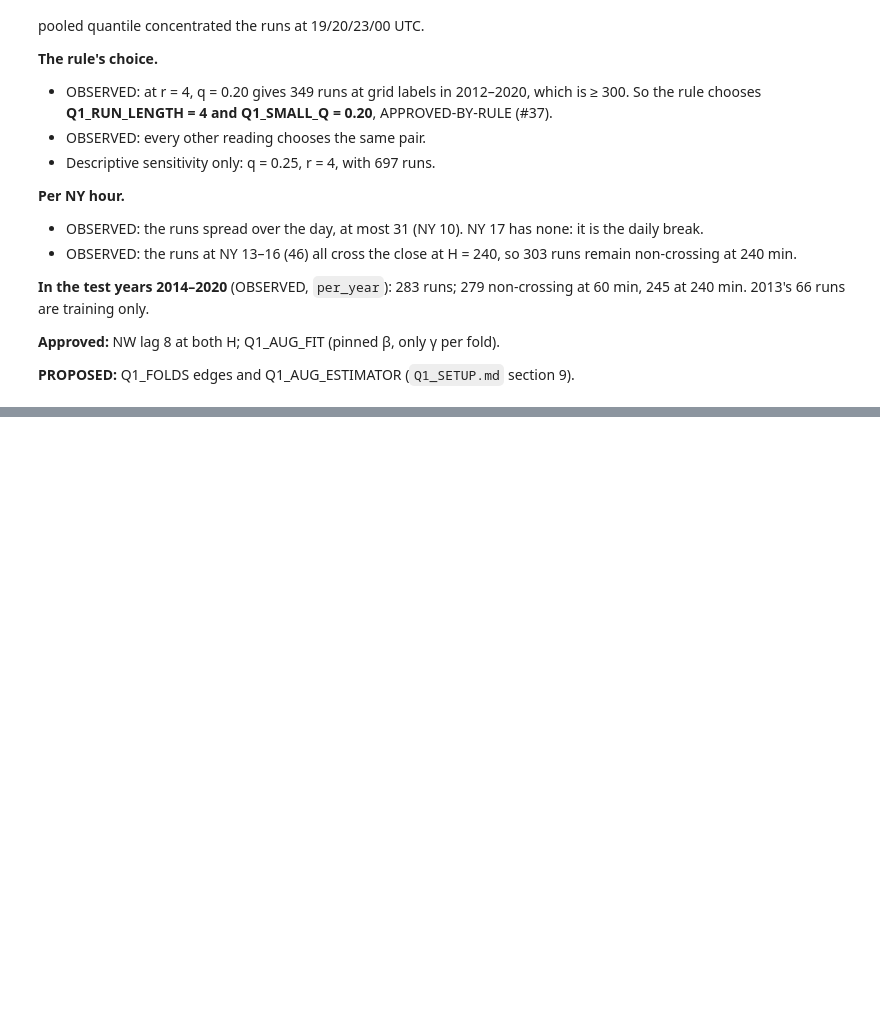
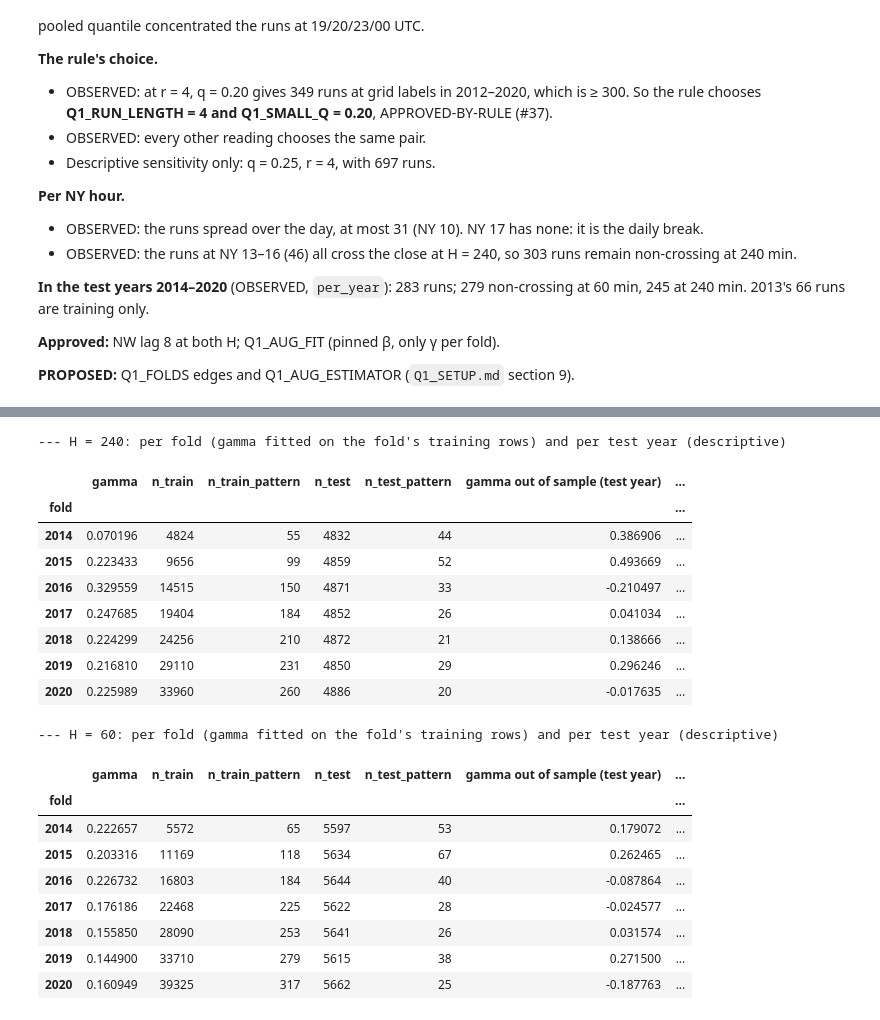
Before and after one commit to QBKFD/OPARLI-LLM-FORWARD, a Jupyter notebook: research/squeeze_oco/01_vol_state.ipynb, the cells around one changed output, grey strips where cells are left out. Saved outputs shown, nothing was run; the diff lists cells and outputs as text; code cells hidden in the pictures; blank space fills up the shorter version.

```diff
--- a/research/squeeze_oco/01_vol_state.ipynb
+++ b/research/squeeze_oco/01_vol_state.ipynb
@@ -563,0 +866,18 @@ the pooled quantile concentrated the runs at 19/20/23/00 UTC.
+# %%
+import json
+assert stage1.attempts()["outcome_analyses"] == 1, "Q1 is run once"
+T = json.loads((HERE / "results" / "q1_test.json").read_text())
+RR = need("Q1_READING_RULE")
+v = T["verdict"]
+print(f"q {T['q']}, r {T['r']}, test years {T['test_years'][0]}-{T['test_years'][-1]}; reading rule: {RR['adds_information']}")
+print(f"H=240 DM (two-sided): stat {v['dm_240']['stat']:+.3f}, p {v['dm_240']['p']:.4f}; BH p {v['bh']['240']['p_adj']:.4f}, "
+      f"reject {v['bh']['240']['reject']}  ->  pattern adds information: {v['pattern_adds_information']}")
+print(f"Q2 proceeds: {v['q2_proceeds_gamma_oos_reading']} (gamma out of sample, {v['positive_years_oos']}/7 years > 0); "
+      f"{v['q2_proceeds_gamma_fold_reading']} (fold gamma, {v['positive_years_fold']}/7 > 0)")
+rows = []
+for H, x in T["per_H"].items():
+    rows.append({"H": int(H), "n test rows": x["n_test_rows"], "n pattern rows": x["n_test_pattern_rows"],
+                 "QLIKE HAR": x["qlike_all_rows"]["HAR"], "QLIKE HAR+pattern": x["qlike_all_rows"]["HAR+pattern"],
+                 "DM stat": x["dm"]["stat"], "p raw": x["dm"]["p"], "p BH": T["verdict"]["bh"][H]["p_adj"],
+                 "BH reject": T["verdict"]["bh"][H]["reject"], "gamma pooled (oos)": x["gamma_pooled_oos"]})
+pd.DataFrame(rows).set_index("H").sort_index(ascending=False)
@@ -563,0 +892,28 @@ the pooled quantile concentrated the runs at 19/20/23/00 UTC.
+# %%
+for H, x in sorted(T["per_H"].items(), key=lambda kv: -int(kv[0])):
+    f = pd.DataFrame(x["folds"]).set_index("fold")
+    f["gamma out of sample (test year)"] = pd.Series({int(k): v for k, v in x["gamma_per_test_year_oos"].items()})
+    f["mean RV/h, pattern rows"] = pd.Series({int(k): v["mean_rv_over_h_pattern"] for k, v in x["per_test_year"].items()})
+    print(f"--- H = {H}: per fold (gamma fitted on the fold's training rows) and per test year (descriptive)")
+    display(f)
+# %% [output]
+--- H = 240: per fold (gamma fitted on the fold's training rows) and per test year (descriptive)
+|  | gamma | n_train | n_train_pattern | n_test | n_test_pattern | gamma out of sample (test year) | ... |
+| fold |  |  |  |  |  |  | ... |
+| 2014 | 0.070196 | 4824 | 55 | 4832 | 44 | 0.386906 | ... |
+| 2015 | 0.223433 | 9656 | 99 | 4859 | 52 | 0.493669 | ... |
+| 2016 | 0.329559 | 14515 | 150 | 4871 | 33 | -0.210497 | ... |
+| 2017 | 0.247685 | 19404 | 184 | 4852 | 26 | 0.041034 | ... |
+| 2018 | 0.224299 | 24256 | 210 | 4872 | 21 | 0.138666 | ... |
+| 2019 | 0.216810 | 29110 | 231 | 4850 | 29 | 0.296246 | ... |
+| 2020 | 0.225989 | 33960 | 260 | 4886 | 20 | -0.017635 | ... |
+--- H = 60: per fold (gamma fitted on the fold's training rows) and per test year (descriptive)
+|  | gamma | n_train | n_train_pattern | n_test | n_test_pattern | gamma out of sample (test year) | ... |
+| fold |  |  |  |  |  |  | ... |
+| 2014 | 0.222657 | 5572 | 65 | 5597 | 53 | 0.179072 | ... |
+| 2015 | 0.203316 | 11169 | 118 | 5634 | 67 | 0.262465 | ... |
+| 2016 | 0.226732 | 16803 | 184 | 5644 | 40 | -0.087864 | ... |
+| 2017 | 0.176186 | 22468 | 225 | 5622 | 28 | -0.024577 | ... |
+| 2018 | 0.155850 | 28090 | 253 | 5641 | 26 | 0.031574 | ... |
+| 2019 | 0.144900 | 33710 | 279 | 5615 | 38 | 0.271500 | ... |
+| 2020 | 0.160949 | 39325 | 317 | 5662 | 25 | -0.187763 | ... |
```
Also changed, not shown: parts of 19 cells of this notebook, 5 other files.
